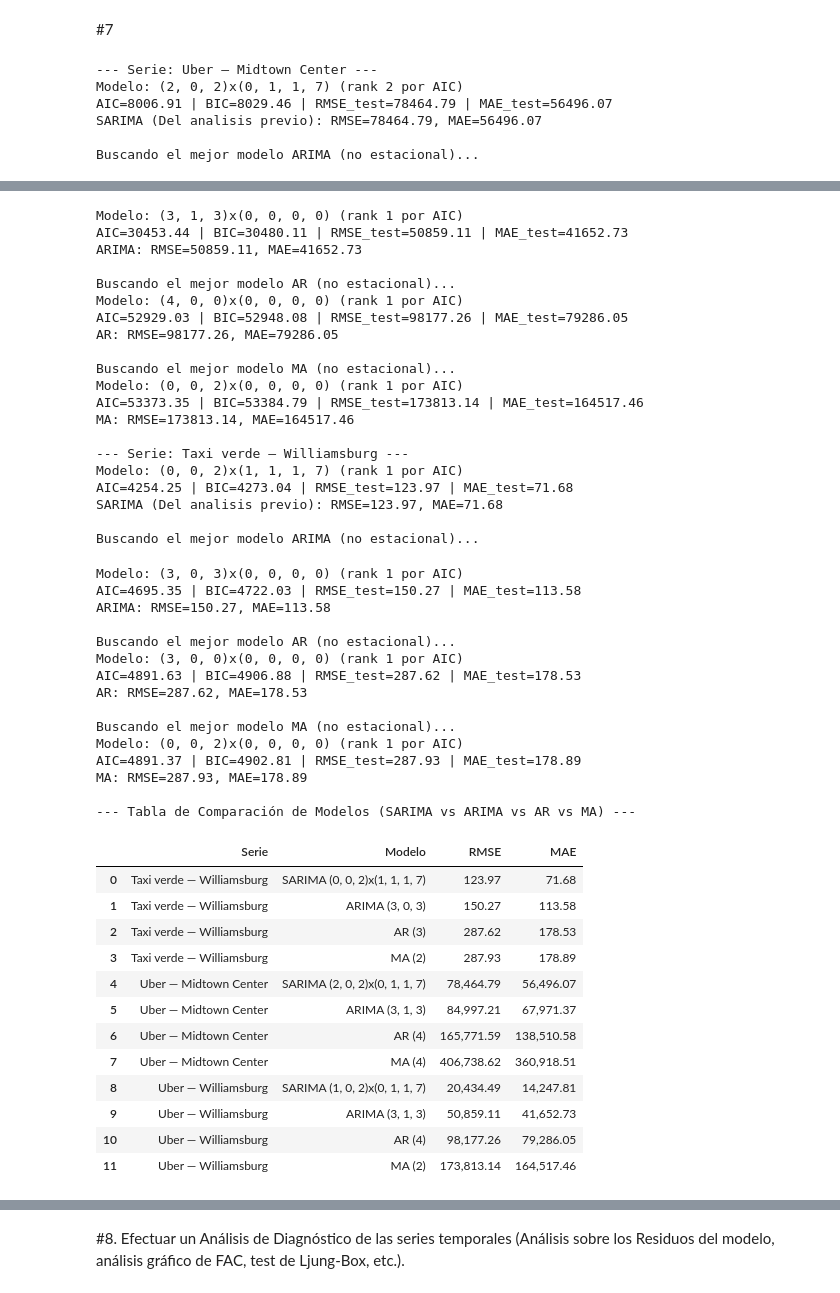
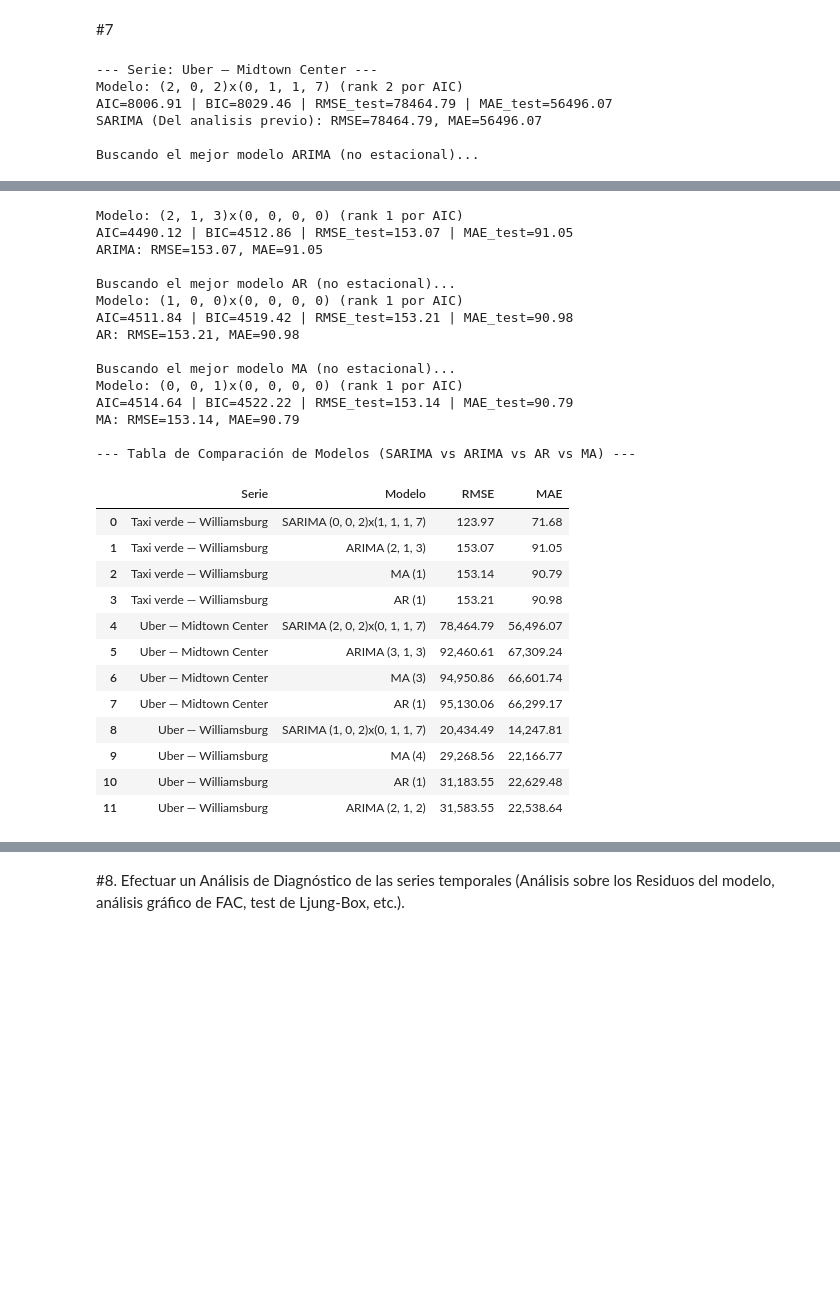
Before and after one commit to patriciasandagorda/AST, a Jupyter notebook: TP1_Series_Temporales_VPS.ipynb, the cells around one changed output, grey strips where cells are left out. Saved outputs shown, nothing was run; the diff lists cells and outputs as text; code cells hidden in the pictures; blank space fills up the shorter version.

```diff
--- a/TP1_Series_Temporales_VPS.ipynb
+++ b/TP1_Series_Temporales_VPS.ipynb
@@ -877,6 +877,8 @@ for col in series_names:
 
 
     # --- 2. ARIMA Model ---
+    current_series = df_dif_estacional[col]
+    train, test = dividir_train_test(current_series)
     print("\nBuscando el mejor modelo ARIMA (no estacional)...")
     p_arima = [0, 1, 2, 3]
     d_arima = [0, 1]
@@ -987,51 +986,31 @@ SARIMA (Del analisis previo): RMSE=20434.49, MAE=14247.81
 
 Buscando el mejor modelo ARIMA (no estacional)...
-Modelo: (3, 1, 3)x(0, 0, 0, 0) (rank 1 por AIC)
-AIC=30453.44 | BIC=30480.11 | RMSE_test=50859.11 | MAE_test=41652.73
-ARIMA: RMSE=50859.11, MAE=41652.73
+Modelo: (2, 1, 3)x(0, 0, 0, 0) (rank 1 por AIC)
+AIC=4490.12 | BIC=4512.86 | RMSE_test=153.07 | MAE_test=91.05
+ARIMA: RMSE=153.07, MAE=91.05
 
 Buscando el mejor modelo AR (no estacional)...
-Modelo: (4, 0, 0)x(0, 0, 0, 0) (rank 1 por AIC)
-AIC=52929.03 | BIC=52948.08 | RMSE_test=98177.26 | MAE_test=79286.05
-AR: RMSE=98177.26, MAE=79286.05
+Modelo: (1, 0, 0)x(0, 0, 0, 0) (rank 1 por AIC)
+AIC=4511.84 | BIC=4519.42 | RMSE_test=153.21 | MAE_test=90.98
+AR: RMSE=153.21, MAE=90.98
 
 Buscando el mejor modelo MA (no estacional)...
-Modelo: (0, 0, 2)x(0, 0, 0, 0) (rank 1 por AIC)
-AIC=53373.35 | BIC=53384.79 | RMSE_test=173813.14 | MAE_test=164517.46
-MA: RMSE=173813.14, MAE=164517.46
+Modelo: (0, 0, 1)x(0, 0, 0, 0) (rank 1 por AIC)
+AIC=4514.64 | BIC=4522.22 | RMSE_test=153.14 | MAE_test=90.79
+MA: RMSE=153.14, MAE=90.79
 
---- Serie: Taxi verde — Williamsburg ---
-Modelo: (0, 0, 2)x(1, 1, 1, 7) (rank 1 por AIC)
-AIC=4254.25 | BIC=4273.04 | RMSE_test=123.97 | MAE_test=71.68
-SARIMA (Del analisis previo): RMSE=123.97, MAE=71.68
-
-Buscando el mejor modelo ARIMA (no estacional)...
+--- Tabla de Comparación de Modelos (SARIMA vs ARIMA vs AR vs MA) ---
-Modelo: (3, 0, 3)x(0, 0, 0, 0) (rank 1 por AIC)
-AIC=4695.35 | BIC=4722.03 | RMSE_test=150.27 | MAE_test=113.58
-ARIMA: RMSE=150.27, MAE=113.58
-
-Buscando el mejor modelo AR (no estacional)...
-Modelo: (3, 0, 0)x(0, 0, 0, 0) (rank 1 por AIC)
-AIC=4891.63 | BIC=4906.88 | RMSE_test=287.62 | MAE_test=178.53
-AR: RMSE=287.62, MAE=178.53
-
-Buscando el mejor modelo MA (no estacional)...
-Modelo: (0, 0, 2)x(0, 0, 0, 0) (rank 1 por AIC)
-AIC=4891.37 | BIC=4902.81 | RMSE_test=287.93 | MAE_test=178.89
-MA: RMSE=287.93, MAE=178.89
-
---- Tabla de Comparación de Modelos (SARIMA vs ARIMA vs AR vs MA) ---
 |  | Serie | Modelo | RMSE | MAE |
 | 0 | Taxi verde — Williamsburg | SARIMA (0, 0, 2)x(1, 1, 1, 7) | 123.97 | 71.68 |
-| 1 | Taxi verde — Williamsburg | ARIMA (3, 0, 3) | 150.27 | 113.58 |
-| 2 | Taxi verde — Williamsburg | AR (3) | 287.62 | 178.53 |
-| 3 | Taxi verde — Williamsburg | MA (2) | 287.93 | 178.89 |
+| 1 | Taxi verde — Williamsburg | ARIMA (2, 1, 3) | 153.07 | 91.05 |
+| 2 | Taxi verde — Williamsburg | MA (1) | 153.14 | 90.79 |
+| 3 | Taxi verde — Williamsburg | AR (1) | 153.21 | 90.98 |
 | 4 | Uber — Midtown Center | SARIMA (2, 0, 2)x(0, 1, 1, 7) | 78,464.79 | 56,496.07 |
-| 5 | Uber — Midtown Center | ARIMA (3, 1, 3) | 84,997.21 | 67,971.37 |
-| 6 | Uber — Midtown Center | AR (4) | 165,771.59 | 138,510.58 |
-| 7 | Uber — Midtown Center | MA (4) | 406,738.62 | 360,918.51 |
+| 5 | Uber — Midtown Center | ARIMA (3, 1, 3) | 92,460.61 | 67,309.24 |
+| 6 | Uber — Midtown Center | MA (3) | 94,950.86 | 66,601.74 |
+| 7 | Uber — Midtown Center | AR (1) | 95,130.06 | 66,299.17 |
 | 8 | Uber — Williamsburg | SARIMA (1, 0, 2)x(0, 1, 1, 7) | 20,434.49 | 14,247.81 |
-| 9 | Uber — Williamsburg | ARIMA (3, 1, 3) | 50,859.11 | 41,652.73 |
-| 10 | Uber — Williamsburg | AR (4) | 98,177.26 | 79,286.05 |
-| 11 | Uber — Williamsburg | MA (2) | 173,813.14 | 164,517.46 |
+| 9 | Uber — Williamsburg | MA (4) | 29,268.56 | 22,166.77 |
+| 10 | Uber — Williamsburg | AR (1) | 31,183.55 | 22,629.48 |
+| 11 | Uber — Williamsburg | ARIMA (2, 1, 2) | 31,583.55 | 22,538.64 |
 # %% [markdown]
```
Also changed, not shown: parts of 13 cells of this notebook.
